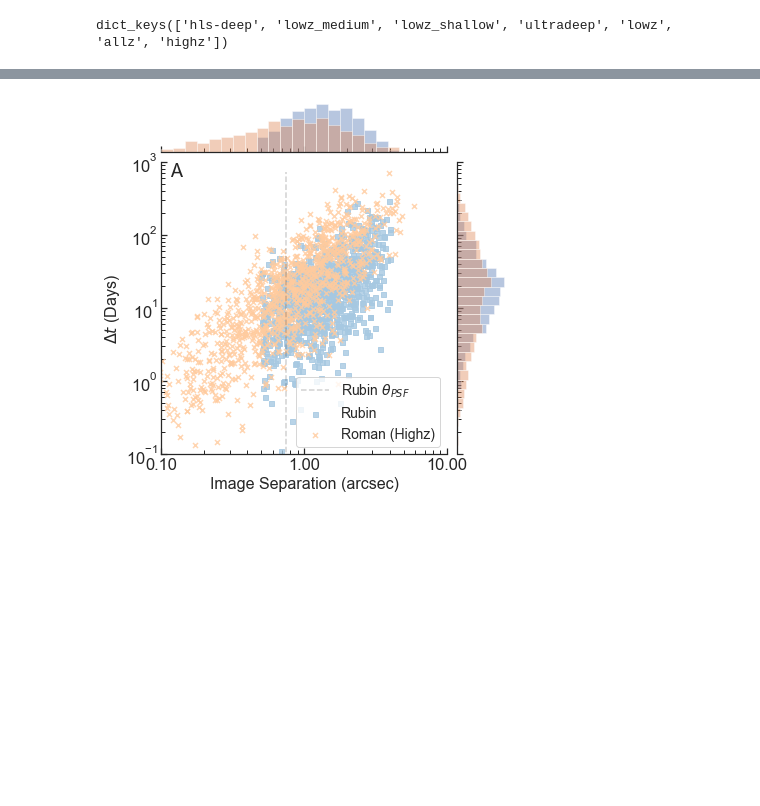
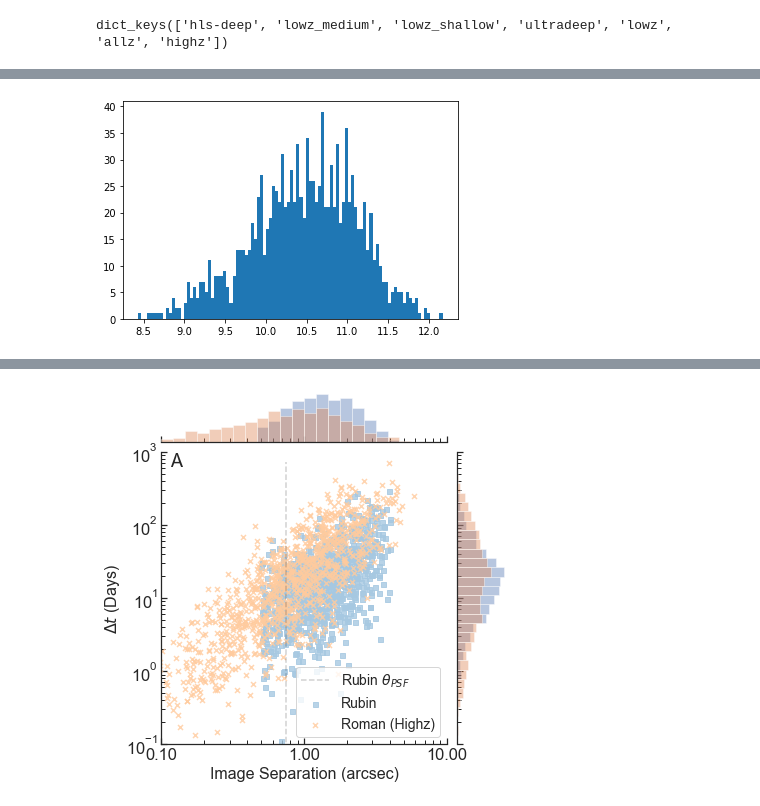
Before and after one commit to gbrammer/mrg0138_supernova, a Jupyter notebook: Analysis/Lensing/Roman_LSST_Catalogs.ipynb, the cells around one changed output, grey strips where cells are left out. Drawn from its saved outputs; the diff is of its cells as text; code cells hidden in the pictures; blank space fills up the shorter version.

```diff
--- a/Analysis/Lensing/Roman_LSST_Catalogs.ipynb
+++ b/Analysis/Lensing/Roman_LSST_Catalogs.ipynb
@@ -154,0 +238,7 @@ lsst=read_om_cat('LSST_Catalog/sne_mock_result.dat',
+# %%
+lsst_sigma = lsst['SIGMA']
+log_lsst_mass, log_lsst_mass_err = mass_total_from_sigma(lsst_sigma)
+
+histout = plt.hist(log_lsst_mass+11, bins=100)
+# %% [output]
+[figure, added]
```
Also changed, not shown: parts of 8 cells of this notebook, 1 other file.
